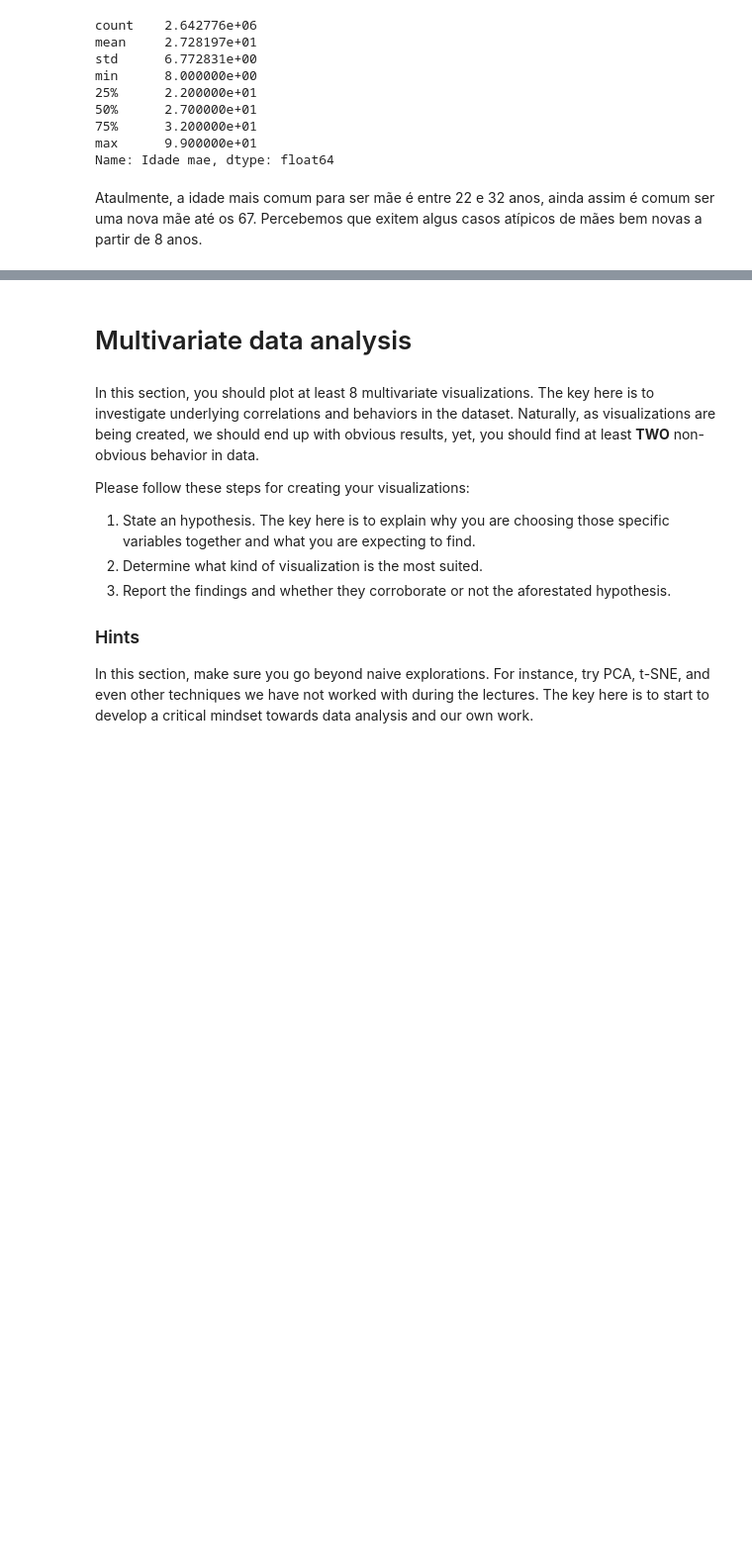
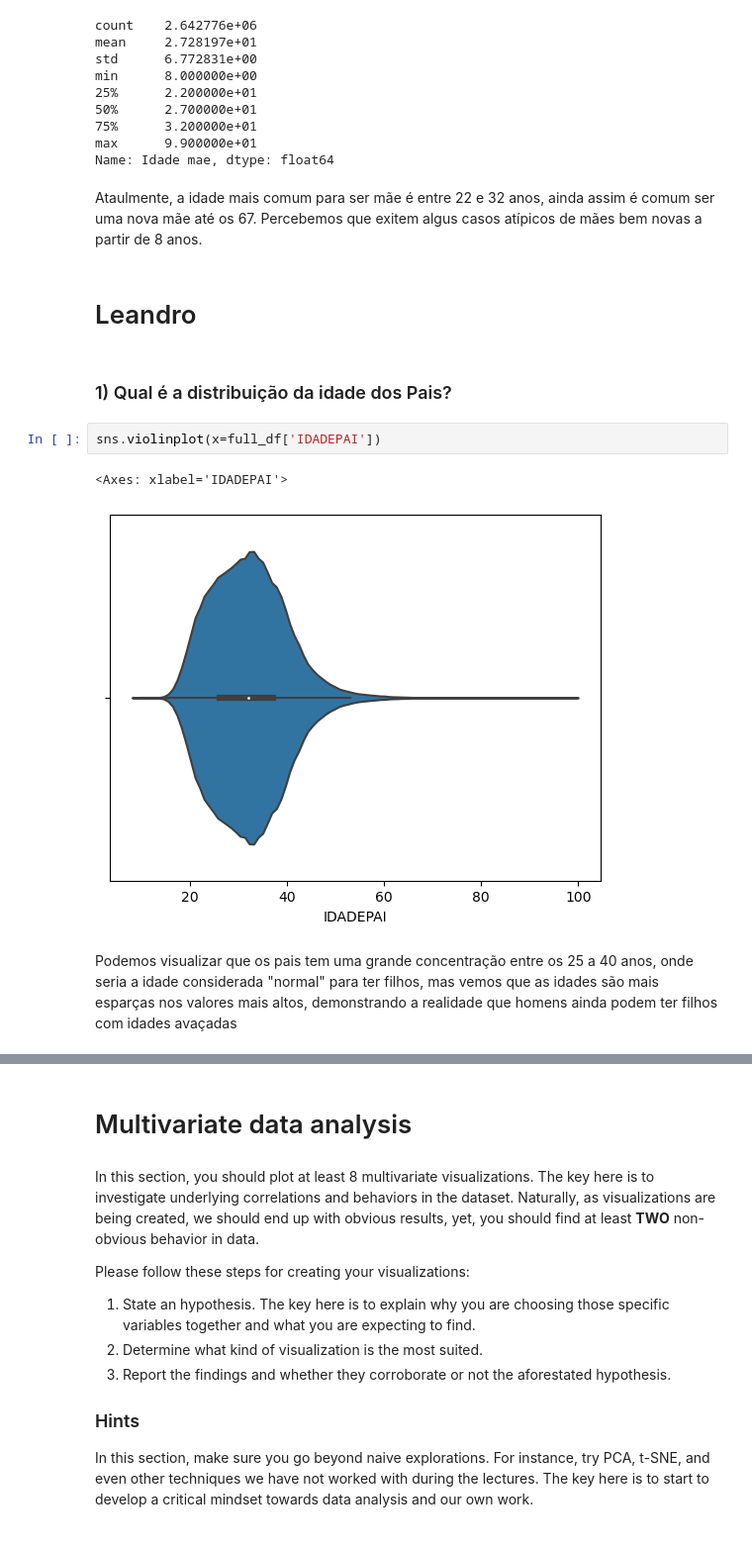
Before and after one commit to danielnowakassis/SINASC-Dataset, a Jupyter notebook: DS_project_template.ipynb, the cells around one changed output, grey strips where cells are left out. Shown: that part at 99% size. Cells and saved outputs as stored; diff of their text form; blank space fills up the shorter version.

```diff
--- a/DS_project_template.ipynb
+++ b/DS_project_template.ipynb
@@ -557,3 +559,14 @@ max      9.900000e+01
 Name: Idade mae, dtype: float64
 # %% [markdown]
 Ataulmente, a idade mais comum para ser mãe é entre 22 e 32 anos, ainda assim é comum ser uma nova mãe até os 67. Percebemos que exitem algus casos atípicos de mães bem novas a partir de 8 anos.
+# %% [markdown]
+# Leandro
+# %% [markdown]
+### 1) Qual é a distribuição da idade dos Pais?
+# %%
+sns.violinplot(x=full_df['IDADEPAI'])
+# %% [output]
+<Axes: xlabel='IDADEPAI'>
+[figure, added]
+# %% [markdown]
+Podemos visualizar que os pais tem uma grande concentração entre os 25 a 40 anos, onde seria a idade considerada "normal" para ter filhos, mas vemos que as idades são mais esparças nos valores mais altos, demonstrando a realidade que homens ainda podem ter filhos com idades avaçadas
```
Also changed, not shown: parts of 40 cells of this notebook.
